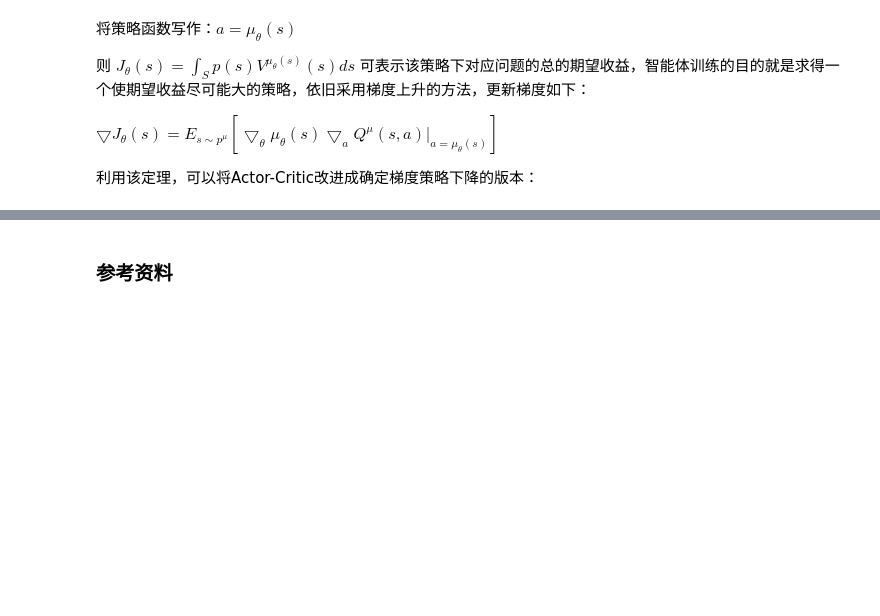
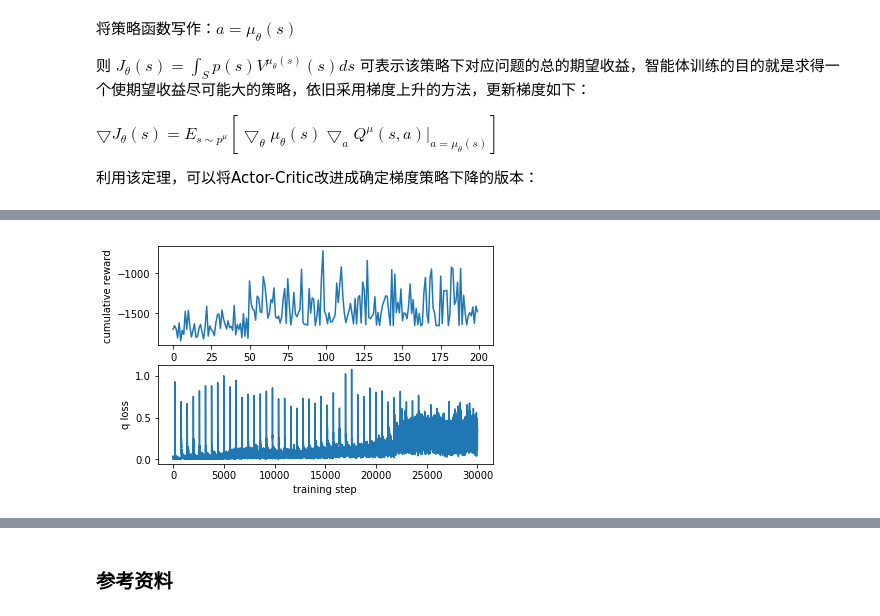
Before and after one commit to Wangjw6/research, a Jupyter notebook: ML/Others/Reinforcement Learning.ipynb, the cells around one changed output, grey strips where cells are left out. Drawn from its saved outputs; the diff is of its cells as text; code cells hidden in the pictures; blank space fills up the shorter version.

```diff
--- a/ML/Others/Reinforcement Learning.ipynb
+++ b/ML/Others/Reinforcement Learning.ipynb
@@ -1568 +1768,17 @@ num_episodes:799 lasting:25
+# %%
+fig = plt.figure()
+
+plt.subplot(2, 1, 1)
+plt.xlabel('training episode')
+plt.ylabel('cumulative reward')
+plt.plot(reward_set)
+
+plt.subplot(2, 1, 2)
+plt.xlabel('training step')
+plt.ylabel('q loss')
+plt.plot(q_loss_set)
+
+plt.show()
+# %% [output]
+[figure, added]
 # %%
```
Also changed, not shown: parts of 8 cells of this notebook.
